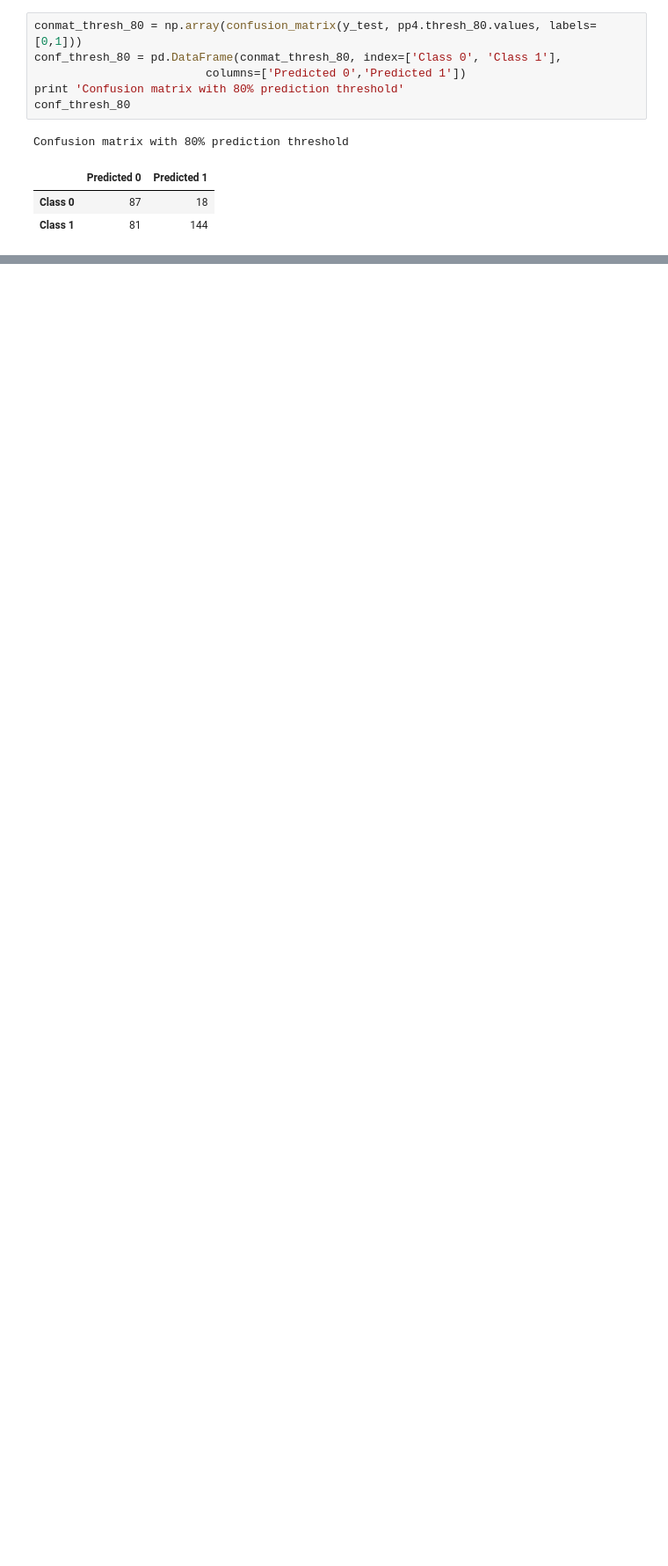
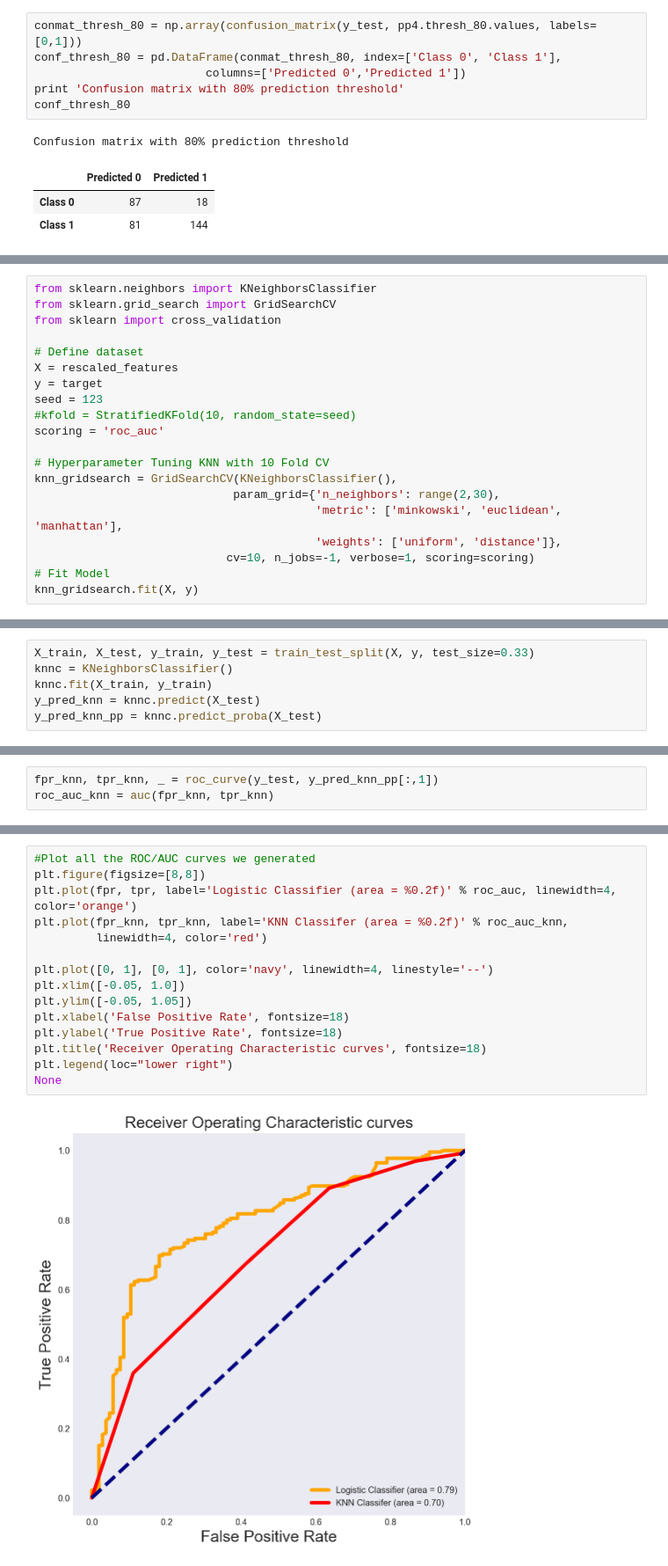
Before and after one commit to factorwonk/bcgdv, a Jupyter notebook: 2. BCGDV Classifier.ipynb, the cells around one changed output, grey strips where cells are left out. Shown at 88% size. Cells and saved outputs as stored; diff of their text form; blank space fills up the shorter version.

```diff
--- a/2. BCGDV Classifier.ipynb
+++ b/2. BCGDV Classifier.ipynb
@@ -561,0 +567,20 @@ logregcv_df.head()
+# %%
+from sklearn.neighbors import KNeighborsClassifier
+from sklearn.grid_search import GridSearchCV
+from sklearn import cross_validation
+
+# Define dataset
+X = rescaled_features
+y = target
+seed = 123
+#kfold = StratifiedKFold(10, random_state=seed)
+scoring = 'roc_auc'
+
+# Hyperparameter Tuning KNN with 10 Fold CV
+knn_gridsearch = GridSearchCV(KNeighborsClassifier(),
+                             param_grid={'n_neighbors': range(2,30),
+                                         'metric': ['minkowski', 'euclidean', 'manhattan'],
+                                         'weights': ['uniform', 'distance']},
+                            cv=10, n_jobs=-1, verbose=1, scoring=scoring)
+# Fit Model
+knn_gridsearch.fit(X, y)
@@ -561,0 +614,6 @@ logregcv_df.head()
+# %%
+X_train, X_test, y_train, y_test = train_test_split(X, y, test_size=0.33)
+knnc = KNeighborsClassifier()
+knnc.fit(X_train, y_train)
+y_pred_knn = knnc.predict(X_test)
+y_pred_knn_pp = knnc.predict_proba(X_test)
@@ -561,0 +630,3 @@ logregcv_df.head()
+# %%
+fpr_knn, tpr_knn, _ = roc_curve(y_test, y_pred_knn_pp[:,1])
+roc_auc_knn = auc(fpr_knn, tpr_knn)
@@ -561,0 +636,17 @@ logregcv_df.head()
+# %%
+#Plot all the ROC/AUC curves we generated
+plt.figure(figsize=[8,8])
+plt.plot(fpr, tpr, label='Logistic Classifier (area = %0.2f)' % roc_auc, linewidth=4, color='orange')
+plt.plot(fpr_knn, tpr_knn, label='KNN Classifer (area = %0.2f)' % roc_auc_knn,
+         linewidth=4, color='red')
+
+plt.plot([0, 1], [0, 1], color='navy', linewidth=4, linestyle='--')
+plt.xlim([-0.05, 1.0])
+plt.ylim([-0.05, 1.05])
+plt.xlabel('False Positive Rate', fontsize=18)
+plt.ylabel('True Positive Rate', fontsize=18)
+plt.title('Receiver Operating Characteristic curves', fontsize=18)
+plt.legend(loc="lower right")
+None
+# %% [output]
+[figure, added]
```
Also changed, not shown: parts of 17 cells of this notebook.
